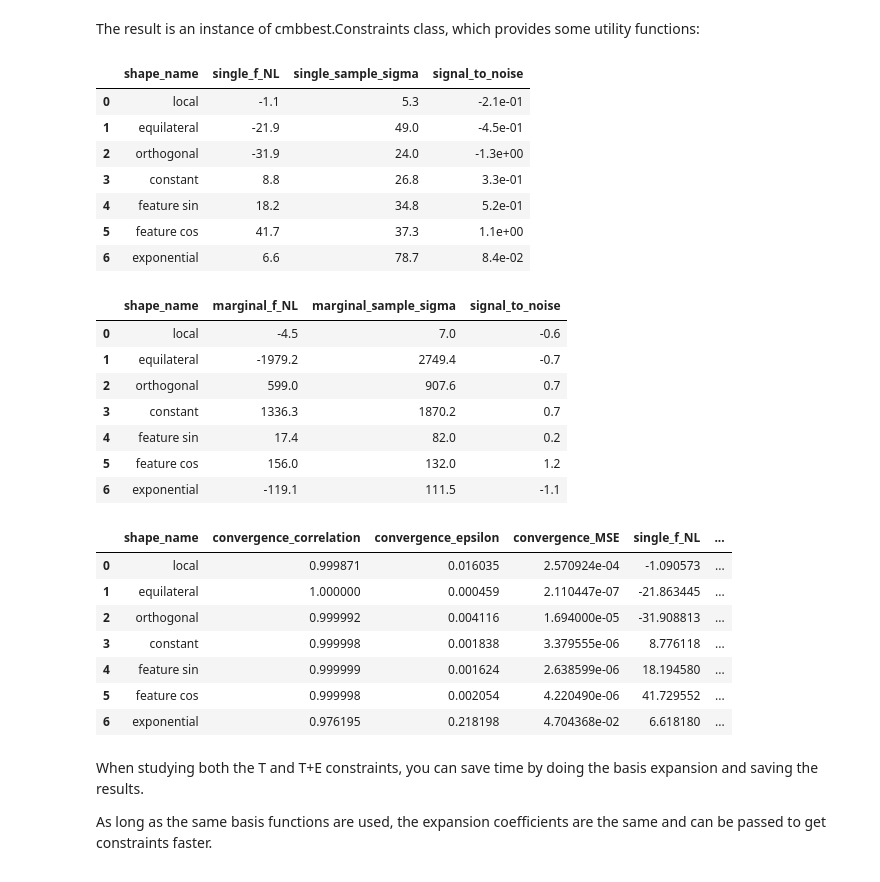
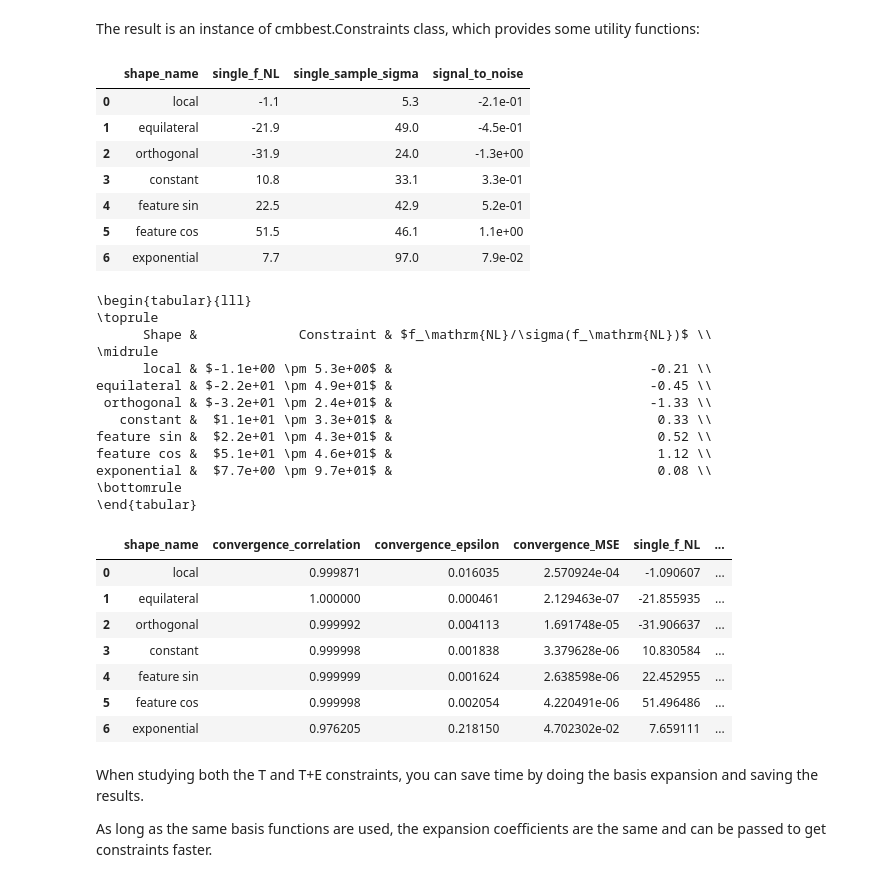
Before and after one commit to Wuhyun/CMB-BEST, a Jupyter notebook: examples/example_notebook.ipynb, the cells around one changed output. Saved outputs shown, nothing was run; the diff lists cells and outputs as text; code cells hidden in the pictures.

```diff
--- a/examples/example_notebook.ipynb
+++ b/examples/example_notebook.ipynb
@@ -37,7 +36,7 @@ One can either 1) use a preset template, 2) provide any shape function as a Pyth
 ## Prepare the bispectrum shapes to constrain
 model_list = []
 
-## Some preset shapes
+## 1) Some preset shapes
 local = best.Model("local")
 equil = best.Model("equilateral")
 ortho = best.Model("orthogonal")
@@ -45,9 +44,9 @@ ortho = best.Model("orthogonal")
 model_list = model_list + [local, equil, ortho]
 
 
-## Using custom functions
+## 2) Using custom functions
 ## Planck analysis often includes this factor in the templates for normalisation:
-factor = 6 * (basis.parameter_A_scalar ** 2)
+factor = 6 * (basis.parameter_delta_phi ** 2)
 
 def constant_shape(k_1, k_2, k_3):
     ## A constant template
@@ -70,12 +69,12 @@ feat_sin = best.Model("custom",
 feat_cos = best.Model("custom",
                       shape_function=feature_models(10, np.pi/2),
                       shape_name="feature cos")
+## Note: for more oscillatory shapes, use the high resolution basis instead
 
-## For more oscillatory shapes, use high resolution basis instead
 model_list = model_list + [const, feat_sin, feat_cos]
 
 
-## Using numerical evaluations on a regular grid
+## 3) Using numerical evaluations on a regular grid
 k_min, k_max = basis.mode_k_min, basis.mode_k_max   # k ranges needed for the basis
 k_grid = np.linspace(k_min, k_max, 50)
 k_1, k_2, k_3 = np.meshgrid(k_grid, k_grid, k_grid, indexing="ij")
@@ -109,48 +109,54 @@ The result is an instance of cmbbest.Constraints class, which provides some util
 # %%
 ## Get summary or the results
 import pandas as pd
 with pd.option_context('display.precision', 1):
     display(constraints.summarize())           # Independent shape analysis
-    display(constraints.summarize("joint"))    # Joint analysis
+    #display(constraints.summarize("joint"))    # Joint analysis
 
 ## Get summary table in a latex format
-# print(constraints.summarize_latex())
+print(constraints.summarize_latex())
 
 ## Custom formatting:
-# formatter = lambda row: "${:.1f} \pm {:.1f}$".format(row["single_f_NL"], row["single_sample_sigma"])
-# print(constraints.summary_latex(formatter=formatter))
+#formatter = lambda row: "${:.1f} \pm {:.1f}$".format(row["single_f_NL"], row["single_sample_sigma"])
+#print(constraints.summarize_latex(formatter=formatter))
 # %% [output]
 |  | shape_name | single_f_NL | single_sample_sigma | signal_to_noise |
 | 0 | local | -1.1 | 5.3 | -2.1e-01 |
 | 1 | equilateral | -21.9 | 49.0 | -4.5e-01 |
 | 2 | orthogonal | -31.9 | 24.0 | -1.3e+00 |
-| 3 | constant | 8.8 | 26.8 | 3.3e-01 |
-| 4 | feature sin | 18.2 | 34.8 | 5.2e-01 |
-| 5 | feature cos | 41.7 | 37.3 | 1.1e+00 |
-| 6 | exponential | 6.6 | 78.7 | 8.4e-02 |
+| 3 | constant | 10.8 | 33.1 | 3.3e-01 |
+| 4 | feature sin | 22.5 | 42.9 | 5.2e-01 |
+| 5 | feature cos | 51.5 | 46.1 | 1.1e+00 |
+| 6 | exponential | 7.7 | 97.0 | 7.9e-02 |
-|  | shape_name | marginal_f_NL | marginal_sample_sigma | signal_to_noise |
-| 0 | local | -4.5 | 7.0 | -0.6 |
-| 1 | equilateral | -1979.2 | 2749.4 | -0.7 |
-| 2 | orthogonal | 599.0 | 907.6 | 0.7 |
-| 3 | constant | 1336.3 | 1870.2 | 0.7 |
-| 4 | feature sin | 17.4 | 82.0 | 0.2 |
-| 5 | feature cos | 156.0 | 132.0 | 1.2 |
-| 6 | exponential | -119.1 | 111.5 | -1.1 |
+\begin{tabular}{lll}
+\toprule
+      Shape &             Constraint & $f_\mathrm{NL}/\sigma(f_\mathrm{NL})$ \\
+\midrule
+      local & $-1.1e+00 \pm 5.3e+00$ &                                 -0.21 \\
+equilateral & $-2.2e+01 \pm 4.9e+01$ &                                 -0.45 \\
+ orthogonal & $-3.2e+01 \pm 2.4e+01$ &                                 -1.33 \\
+   constant &  $1.1e+01 \pm 3.3e+01$ &                                  0.33 \\
+feature sin &  $2.2e+01 \pm 4.3e+01$ &                                  0.52 \\
+feature cos &  $5.1e+01 \pm 4.6e+01$ &                                  1.12 \\
+exponential &  $7.7e+00 \pm 9.7e+01$ &                                  0.08 \\
+\bottomrule
+\end{tabular}
 # %%
 ## Get the full result
 constraints.to_dataframe()
 
 ## Save the result to a csv file
+## Note that this csv file contains only the constraints.
 # constraints.to_csv("results.csv")
 # %% [output]
 |  | shape_name | convergence_correlation | convergence_epsilon | convergence_MSE | single_f_NL | ... |
-| 0 | local | 0.999871 | 0.016035 | 2.570924e-04 | -1.090573 | ... |
-| 1 | equilateral | 1.000000 | 0.000459 | 2.110447e-07 | -21.863445 | ... |
-| 2 | orthogonal | 0.999992 | 0.004116 | 1.694000e-05 | -31.908813 | ... |
-| 3 | constant | 0.999998 | 0.001838 | 3.379555e-06 | 8.776118 | ... |
-| 4 | feature sin | 0.999999 | 0.001624 | 2.638599e-06 | 18.194580 | ... |
-| 5 | feature cos | 0.999998 | 0.002054 | 4.220490e-06 | 41.729552 | ... |
-| 6 | exponential | 0.976195 | 0.218198 | 4.704368e-02 | 6.618180 | ... |
+| 0 | local | 0.999871 | 0.016035 | 2.570924e-04 | -1.090607 | ... |
+| 1 | equilateral | 1.000000 | 0.000461 | 2.129463e-07 | -21.855935 | ... |
+| 2 | orthogonal | 0.999992 | 0.004113 | 1.691748e-05 | -31.906637 | ... |
+| 3 | constant | 0.999998 | 0.001838 | 3.379628e-06 | 10.830584 | ... |
+| 4 | feature sin | 0.999999 | 0.001624 | 2.638598e-06 | 22.452955 | ... |
+| 5 | feature cos | 0.999998 | 0.002054 | 4.220491e-06 | 51.496486 | ... |
+| 6 | exponential | 0.976205 | 0.218150 | 4.702302e-02 | 7.659111 | ... |
 # %% [markdown]
 When studying both the T and T+E constraints, you can save time by doing the basis expansion and saving the results.
 
```
Also changed, not shown: parts of 3 cells of this notebook, 2 other files.
